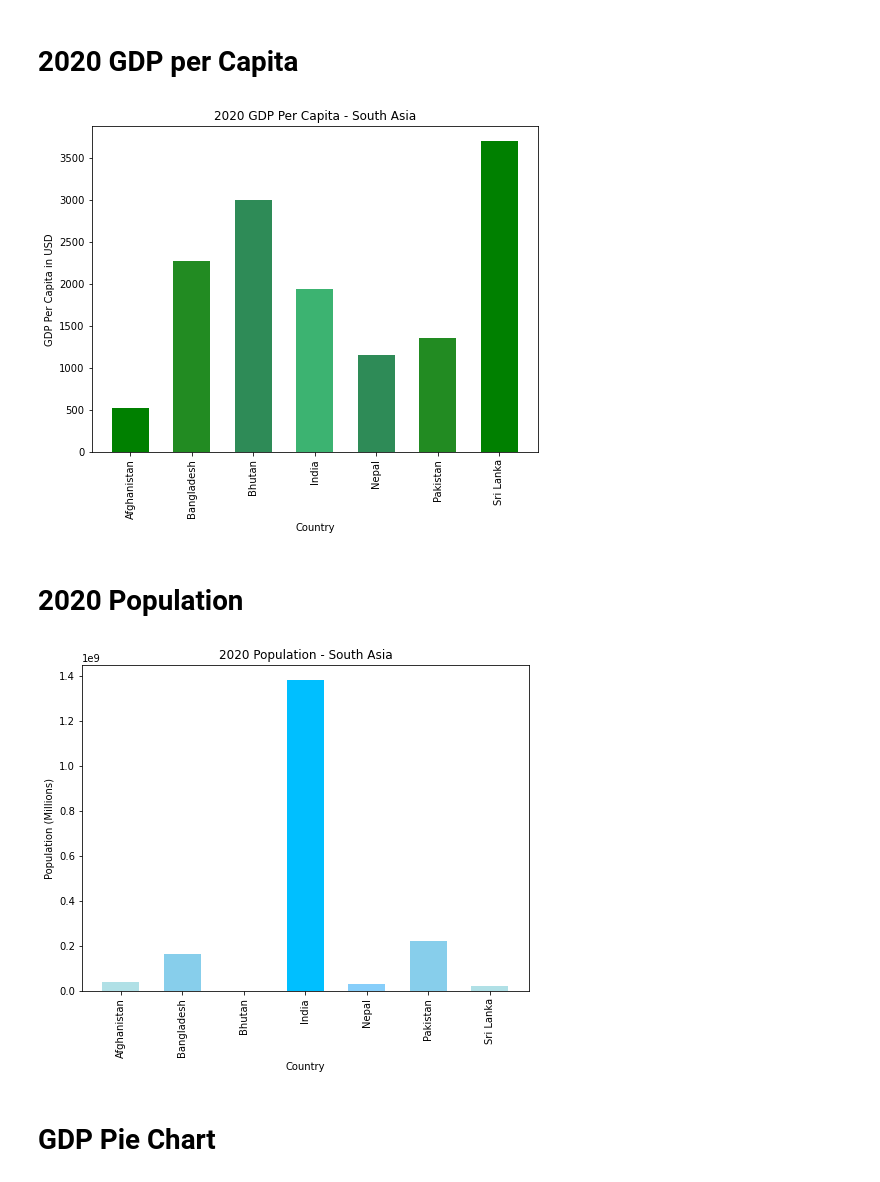
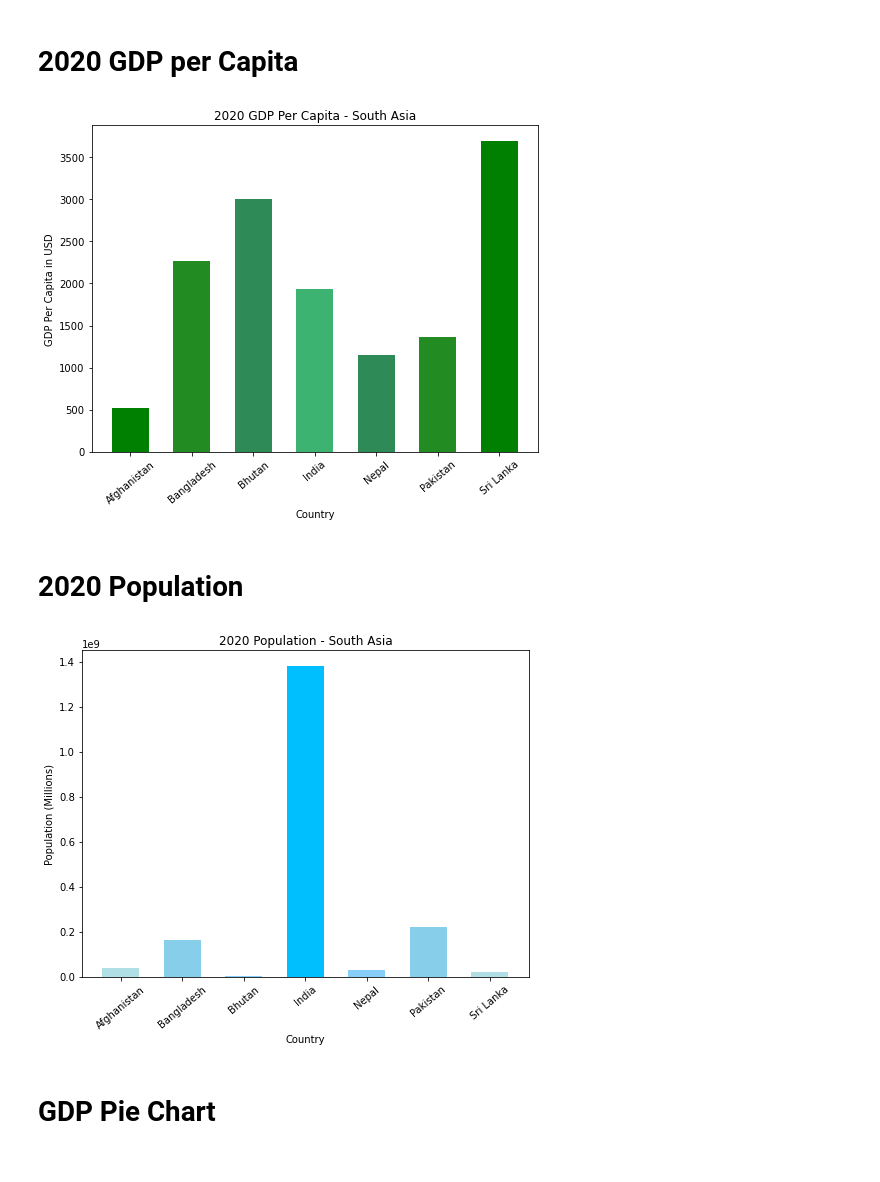
Before and after one commit to jeffbrown961/Project-1, a Jupyter notebook: Question_1.ipynb, the cells around one changed output. Drawn from its saved outputs; the diff is of its cells as text; code cells hidden in the pictures.

```diff
--- a/Question_1.ipynb
+++ b/Question_1.ipynb
@@ -60,25 +60,26 @@ countries_df
 # %%
 #Bar graph displaying 2020 GDP per Capita
 
 # #Pyplot
 countries = ['Afghanistan', 'Bangladesh', 'Bhutan', 'India', 'Nepal', 'Pakistan', 'Sri Lanka']
 countries_2 = countries_df.groupby('Country')['GDP Per Capita'].sum()
 x_axis = np.arange(len(countries_2))
 ticks = [value+0.3 for value in x_axis]
 colors = ['green', 'forestgreen', 'seagreen', 'mediumseagreen', 'seagreen', 'forestgreen', 'green']
 
 # #Create a list indicating where to write x labels and set figure size
 plt.figure(figsize=(8,6))
 plt.bar(x_axis, countries_2, color=colors, alpha=1, align='edge', width=0.6)
 plt.xticks(ticks, countries, rotation='vertical')
 
 # Axis labels and Title
 plt.title('2020 GDP Per Capita - South Asia')
 plt.xlabel('Country')
 plt.ylabel('GDP Per Capita in USD')
+plt.xticks(rotation=40)
 plt.savefig('GDP per Capita Bar Chart')
 # %% [output]
-[figure, old version]
+[figure, new version]
 # %% [markdown]
 # 2020 Population
 # %%
@@ -100,9 +101,10 @@ plt.xticks(ticks, countries, rotation='vertical')
 plt.title('2020 Population - South Asia')
 plt.xlabel('Country')
 plt.ylabel('Population (Millions)')
+plt.xticks(rotation=40)
 plt.savefig("Population Bar Chart")
 # %% [output]
-[figure, old version]
+[figure, new version]
 # %% [markdown]
 # GDP Pie Chart
 # %%
```
Also changed, not shown: parts of 1 cell of this notebook, 3 other files.
